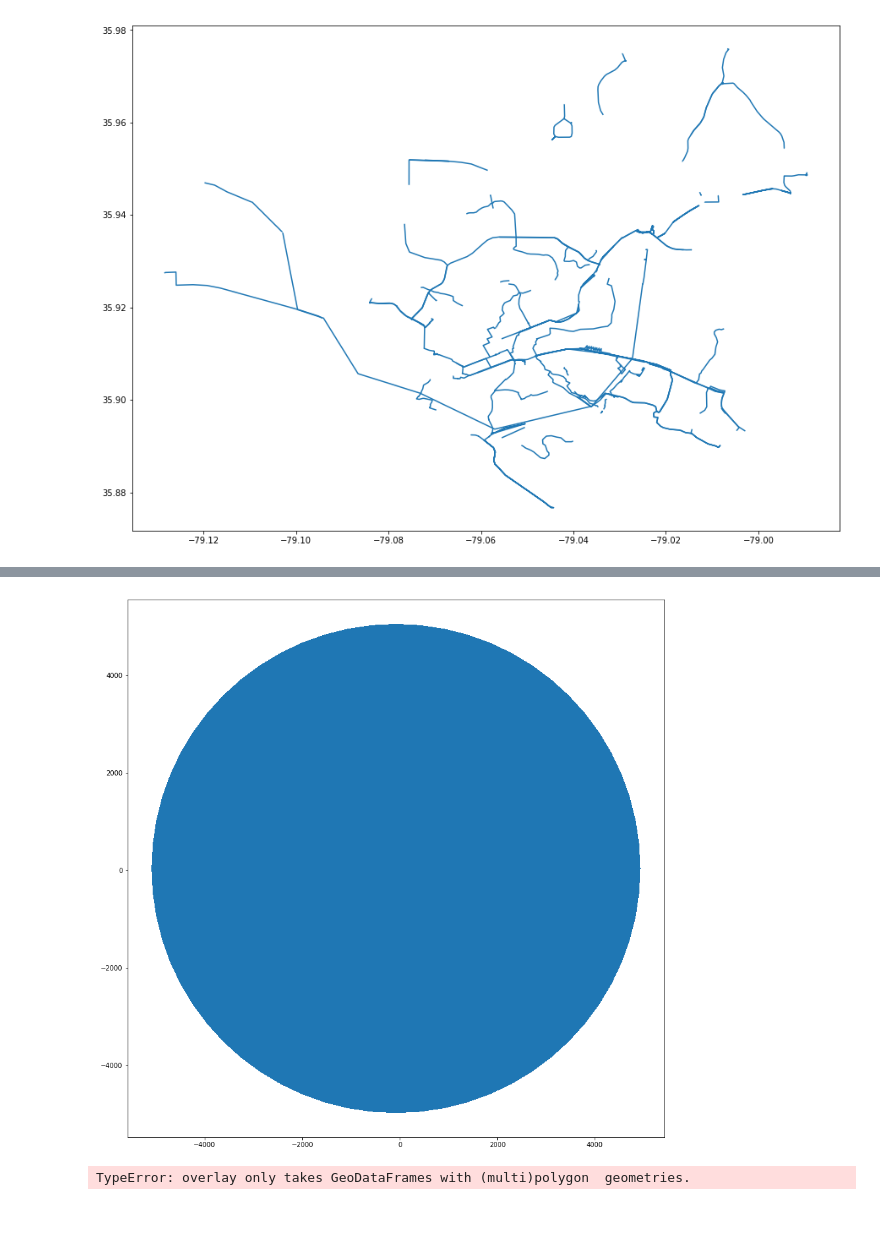
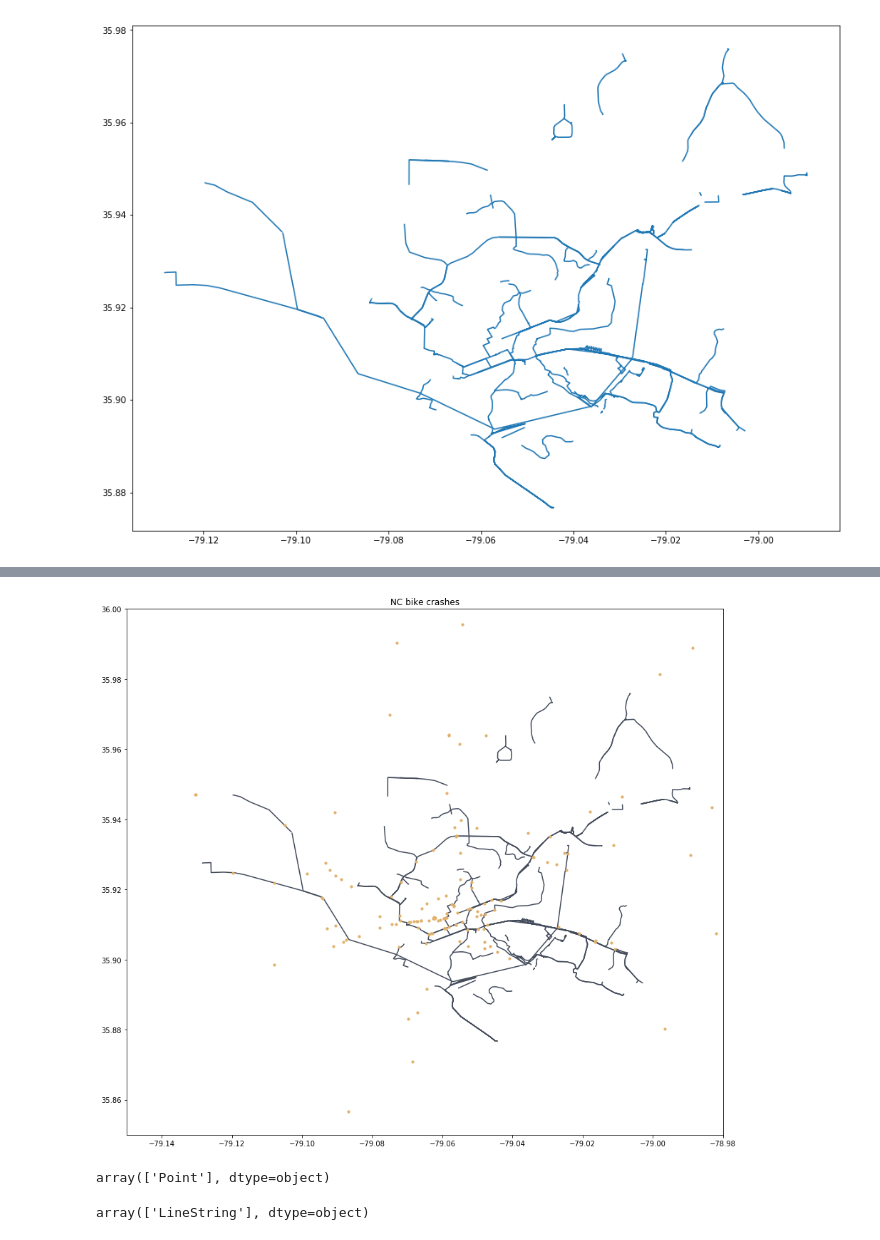
Before and after one commit to mahorn/bicycle-crashes, a Jupyter notebook: bicycles.ipynb, the cells around one changed output, grey strips where cells are left out. Drawn from its saved outputs; the diff is of its cells as text; code cells hidden in the pictures.

Commit message:
select bicycle points to intersect polygon

```diff
--- a/bicycles.ipynb
+++ b/bicycles.ipynb
@@ -50,13 +60,20 @@ lines_4269.plot();
 # %%
-bikes_4269['geometry']= bikes_4269.buffer(0.001)
-bikes_4269.plot()
+fig, ax = plt.subplots()
+
+title='NC bike crashes'
+ax.set(title=title)
+
+lines.plot(ax=ax, color='#444C5C', zorder=0);
+bicycles.plot(ax=ax, color='#E1B16A', zorder=1, markersize=10);
 
 ax.set(xlim=(-79.15,-78.98), ylim=(35.85,36.0));
 # %% [output]
-[figure, old version]
+[figure, new version]
-# %%
-lines_inter = gpd.overlay(bikes_4269, lines_4269, how='intersection')
-
-lines_inter.plot(alpha=0.5, edgecolor='k', cmap='tab10');
-# %% [output]
-TypeError: overlay only takes GeoDataFrames with (multi)polygon  geometries.
+# %%
+bicycles.geom_type.unique()
+# %% [output]
+array(['Point'], dtype=object)
+# %%
+lines.geom_type.unique()
+# %% [output]
+array(['LineString'], dtype=object)
```
Also changed, not shown: parts of 22 cells of this notebook.
